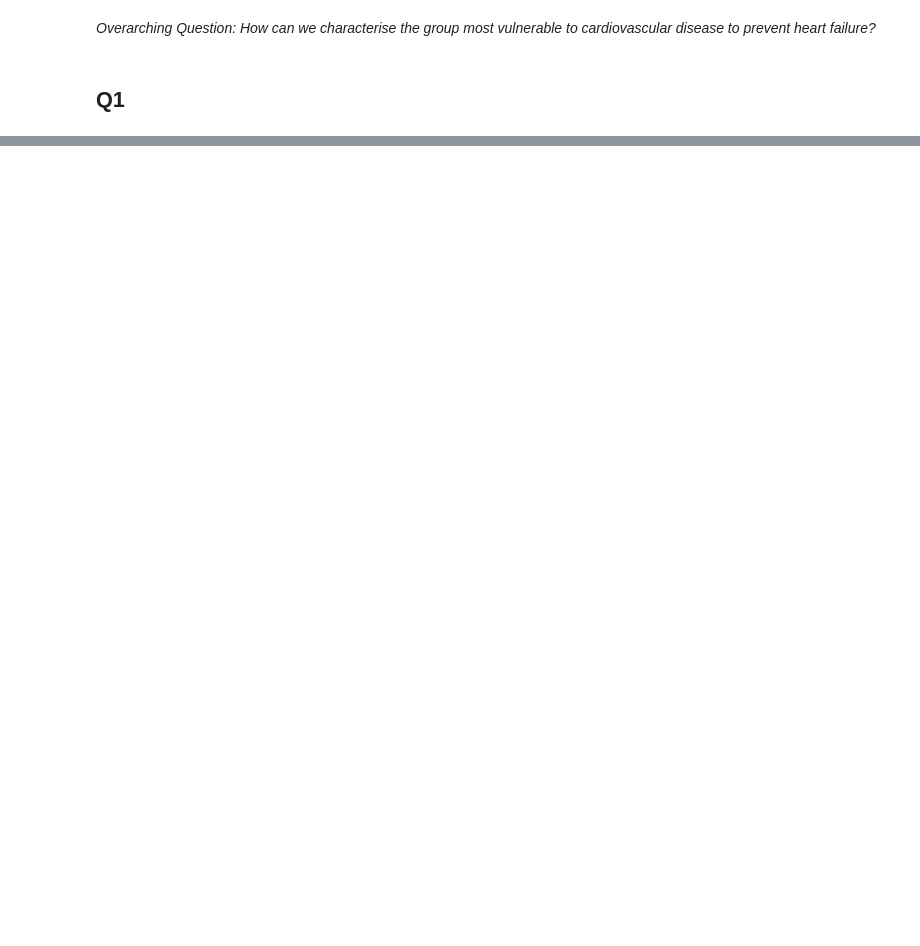
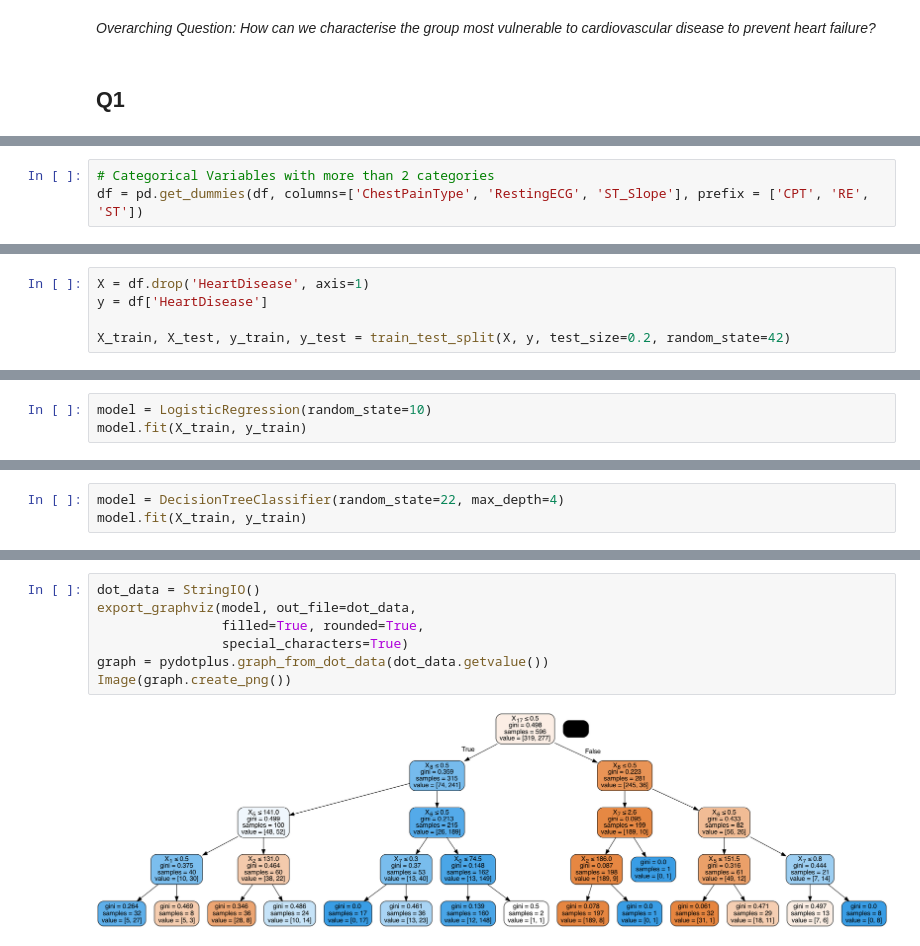
Before and after one commit to EmeryK-1/DataMadness, a Jupyter notebook: DataMadness Analysis 2.0.ipynb, the cells around one changed output, grey strips where cells are left out. Cells and saved outputs as stored; diff of their text form; blank space fills up the shorter version.

```diff
--- a/DataMadness Analysis 2.0.ipynb
+++ b/DataMadness Analysis 2.0.ipynb
@@ -338,0 +232,3 @@ Accuracy on test data =  0.616557734204793
+# %%
+# Categorical Variables with more than 2 categories
+df = pd.get_dummies(df, columns=['ChestPainType', 'RestingECG', 'ST_Slope'], prefix = ['CPT', 'RE', 'ST'])
@@ -338,0 +260,5 @@ Accuracy on test data =  0.616557734204793
+# %%
+X = df.drop('HeartDisease', axis=1)
+y = df['HeartDisease']
+
+X_train, X_test, y_train, y_test = train_test_split(X, y, test_size=0.2, random_state=42)
@@ -338,0 +267,3 @@ Accuracy on test data =  0.616557734204793
+# %%
+model = LogisticRegression(random_state=10)
+model.fit(X_train, y_train)
@@ -338,0 +342,3 @@ Accuracy on test data =  0.616557734204793
+# %%
+model = DecisionTreeClassifier(random_state=22, max_depth=4)
+model.fit(X_train, y_train)
@@ -338,0 +411,9 @@ Accuracy on test data =  0.616557734204793
+# %%
+dot_data = StringIO()
+export_graphviz(model, out_file=dot_data,
+                filled=True, rounded=True,
+                special_characters=True)
+graph = pydotplus.graph_from_dot_data(dot_data.getvalue())
+Image(graph.create_png())
+# %% [output]
+[figure, added]
```
Also changed, not shown: parts of 43 cells of this notebook.
